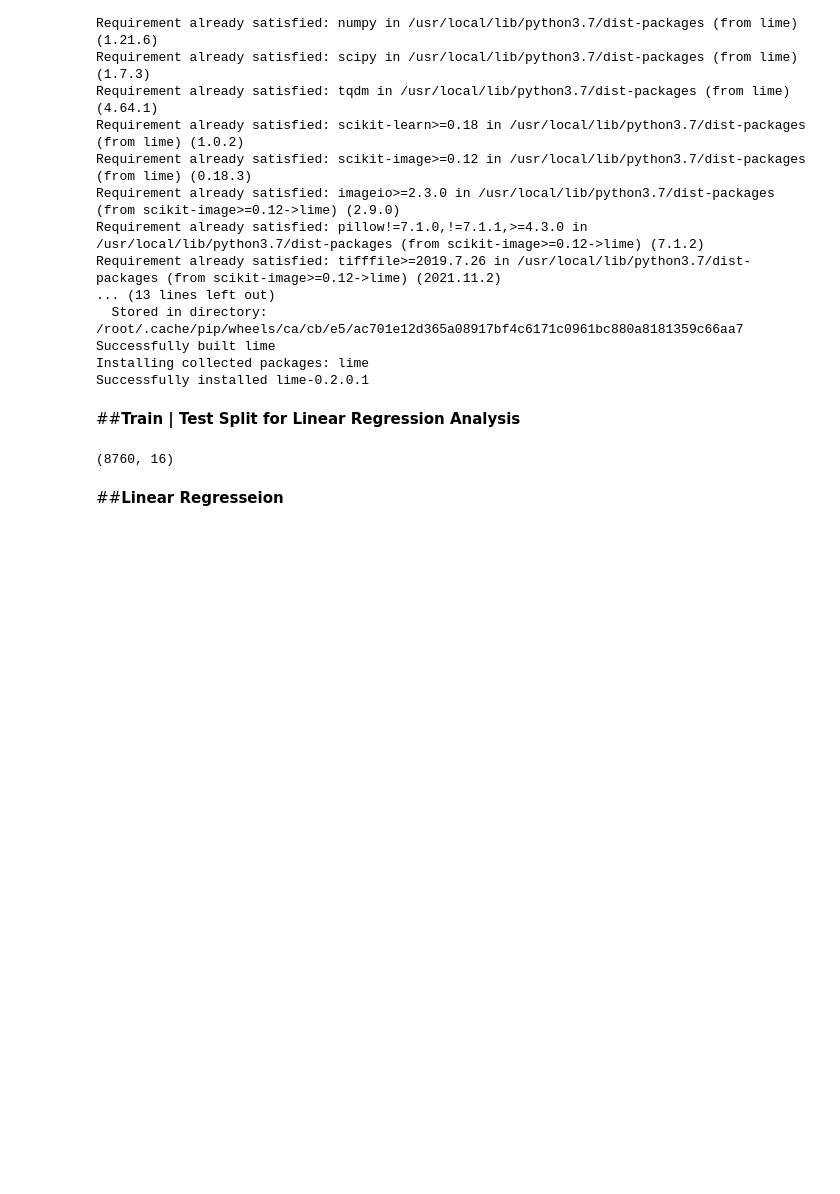
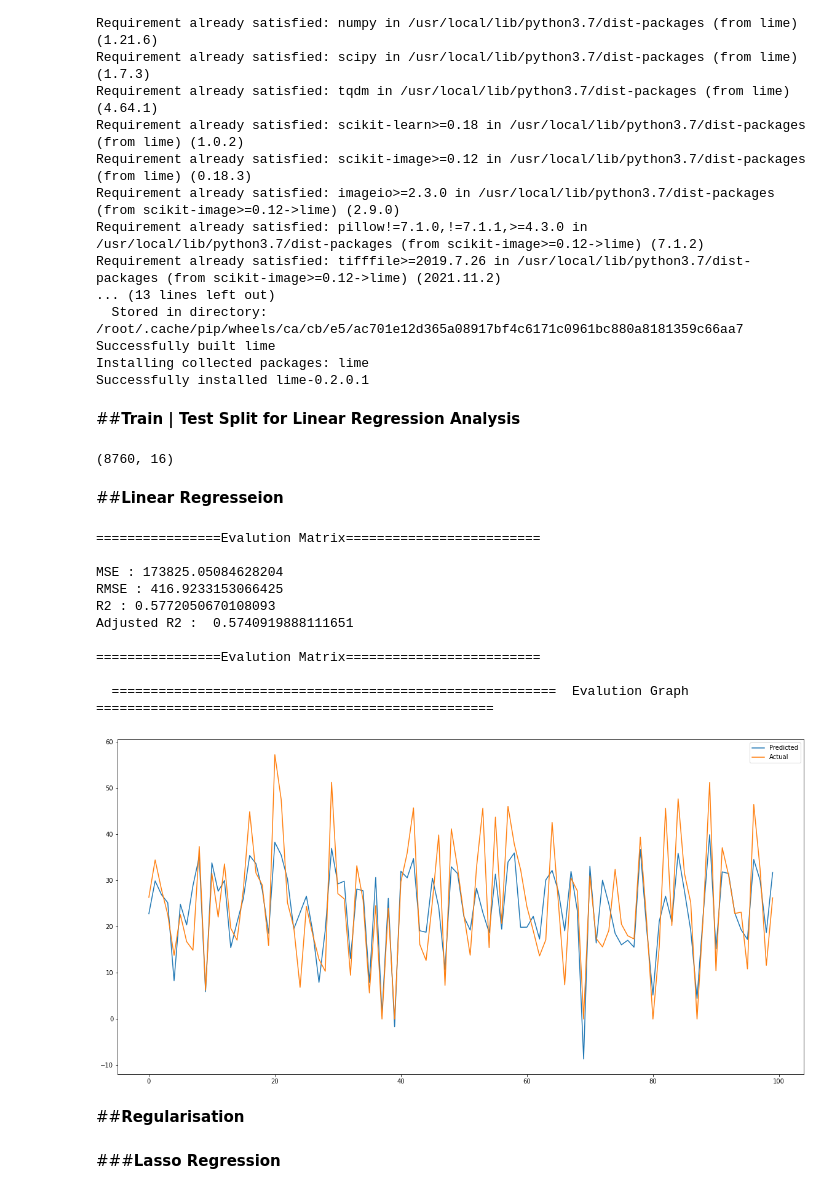
Before and after one commit to SomyaH99/Bike-Sharing-Demand-Prediction-, a Jupyter notebook: bike_sharing_demand_prediction.ipynb, the cells around one changed output. Saved outputs shown, nothing was run; the diff lists cells and outputs as text; code cells hidden in the pictures; blank space fills up the shorter version.

```diff
--- a/bike_sharing_demand_prediction.ipynb
+++ b/bike_sharing_demand_prediction.ipynb
@@ -761,0 +764,22 @@ X_test = std.transform(X_test)
+# %%
+#linear regression model
+
+linear_model= LinearRegression()
+# %%
+train_linear_model(linear_model, X_train, y_train, X_test, y_test)
+# %% [output]
+================Evalution Matrix=========================
+
+MSE : 173825.05084628204
+RMSE : 416.9233153066425
+R2 : 0.5772050670108093
+Adjusted R2 :  0.5740919888111651
+
+================Evalution Matrix=========================
+
+  =========================================================  Evalution Graph  ===================================================
+[figure, added]
+# %% [markdown]
+##**Regularisation**
+# %% [markdown]
+###**Lasso Regression**
```
Also changed, not shown: parts of 14 cells of this notebook.
